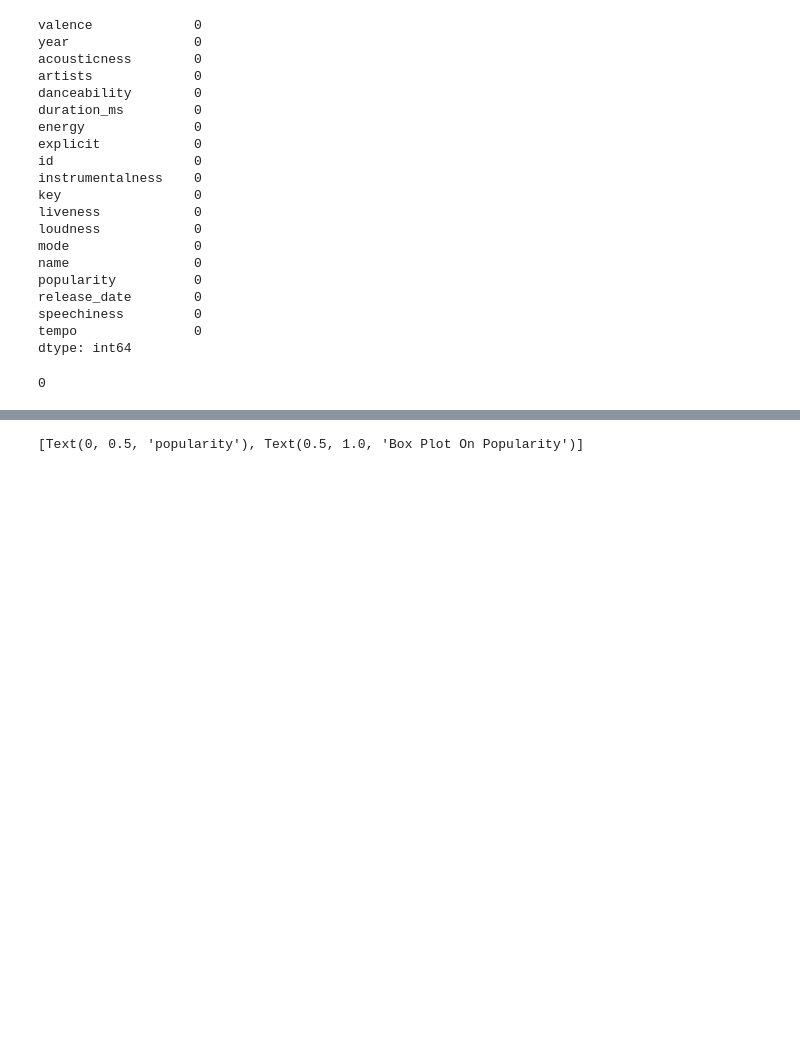
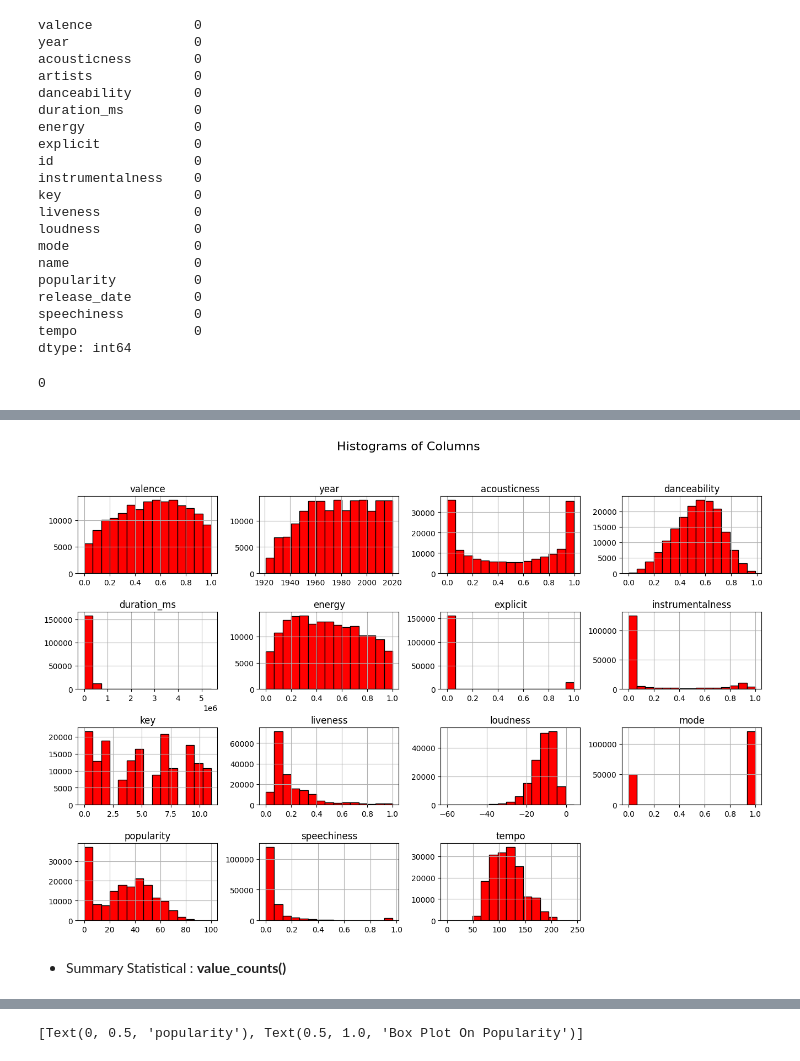
Before and after one commit to Mohamed-Jamyl/ML-DL_and_Data-Science_projects, a Jupyter notebook: Music_recommendation_system_regression_project/Music recommendation system regression.ipynb, the cells around one changed output, grey strips where cells are left out. Cells and saved outputs as stored; diff of their text form; code cells hidden in the pictures; blank space fills up the shorter version.

```diff
--- a/Music_recommendation_system_regression_project/Music recommendation system regression.ipynb
+++ b/Music_recommendation_system_regression_project/Music recommendation system regression.ipynb
@@ -98,0 +129,11 @@ Name: popularity, dtype: float64
+# %%
+df.hist(bins=15, figsize=(16, 10), color='red', edgecolor='black')
+
+# Set titles and labels for each subplot
+plt.suptitle('Histograms of Columns', fontsize=16)
+plt.subplots_adjust(hspace=0.5)  # Add space between plots
+plt.show()
+# %% [output]
+[figure, added]
+# %% [markdown]
+- Summary Statistical : **value_counts()**
```
Also changed, not shown: parts of 20 cells of this notebook, 24 other files.
